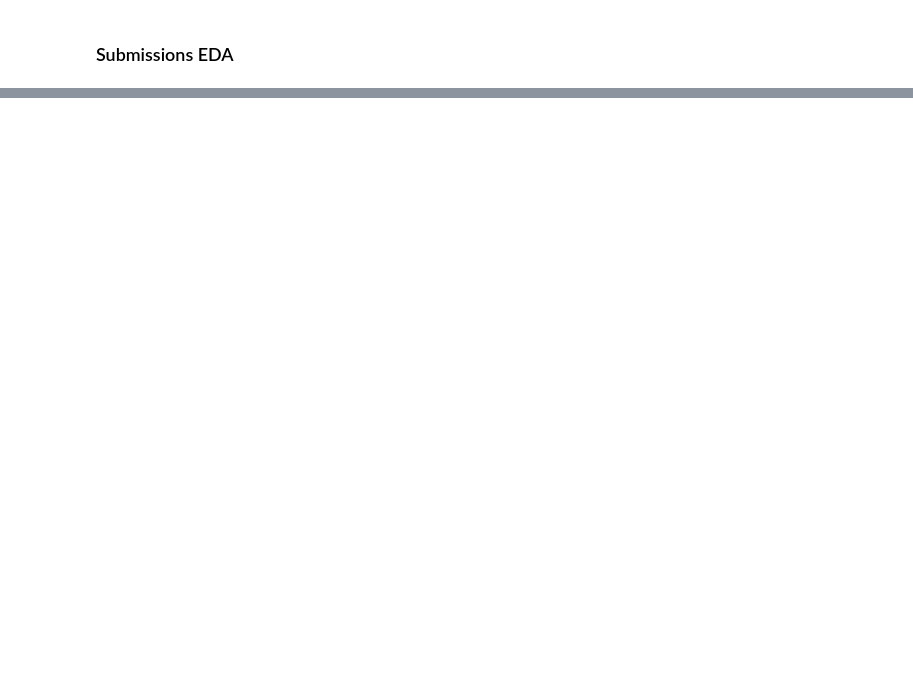
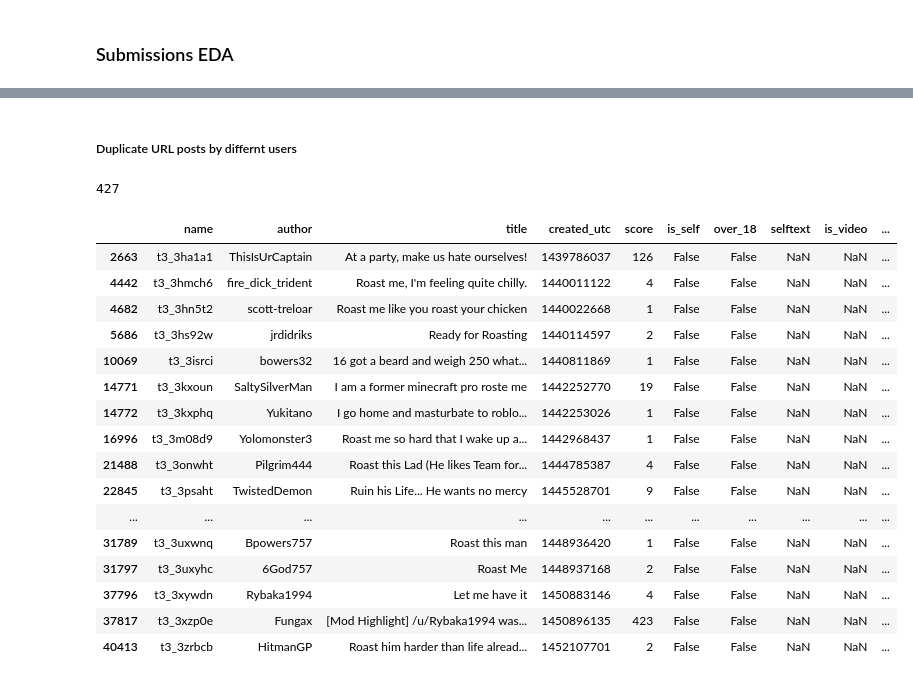
Before and after one commit to TwoRice/roastme_bot, a Jupyter notebook: notebooks/02_EDA.ipynb, the cells around one changed output, grey strips where cells are left out. Saved outputs shown, nothing was run; the diff lists cells and outputs as text; code cells hidden in the pictures; blank space fills up the shorter version.

```diff
--- a/notebooks/02_EDA.ipynb
+++ b/notebooks/02_EDA.ipynb
@@ -256,0 +379,27 @@ Name: count, dtype: int64
+# %% [markdown]
+##### Duplicate URL posts by differnt users
+# %%
+no_deleted = submissions[submissions.author != "[deleted]"]
+dup_url_users = no_deleted.groupby("url").author.nunique().gt(1)
+dup_url_users_result = no_deleted.loc[no_deleted.url.isin(dup_url_users[dup_url_users].index)]
+print(len(dup_url_users_result))
+dup_url_users_result[:20]
+# %% [output]
+427
+|  | name | author | title | created_utc | score | is_self | over_18 | selftext | is_video | ... |
+| 2663 | t3_3ha1a1 | ThisIsUrCaptain | At a party, make us hate ourselves! | 1439786037 | 126 | False | False | NaN | NaN | ... |
+| 4442 | t3_3hmch6 | fire_dick_trident | Roast me, I'm feeling quite chilly. | 1440011122 | 4 | False | False | NaN | NaN | ... |
+| 4682 | t3_3hn5t2 | scott-treloar | Roast me like you roast your chicken | 1440022668 | 1 | False | False | NaN | NaN | ... |
+| 5686 | t3_3hs92w | jrdidriks | Ready for Roasting | 1440114597 | 2 | False | False | NaN | NaN | ... |
+| 10069 | t3_3isrci | bowers32 | 16 got a beard and weigh 250 what... | 1440811869 | 1 | False | False | NaN | NaN | ... |
+| 14771 | t3_3kxoun | SaltySilverMan | I am a former minecraft pro roste me | 1442252770 | 19 | False | False | NaN | NaN | ... |
+| 14772 | t3_3kxphq | Yukitano | I go home and masturbate to roblo... | 1442253026 | 1 | False | False | NaN | NaN | ... |
+| 16996 | t3_3m08d9 | Yolomonster3 | Roast me so hard that I wake up a... | 1442968437 | 1 | False | False | NaN | NaN | ... |
+| 21488 | t3_3onwht | Pilgrim444 | Roast this Lad (He likes Team for... | 1444785387 | 4 | False | False | NaN | NaN | ... |
+| 22845 | t3_3psaht | TwistedDemon | Ruin his Life... He wants no mercy | 1445528701 | 9 | False | False | NaN | NaN | ... |
+| ... | ... | ... | ... | ... | ... | ... | ... | ... | ... | ... |
+| 31789 | t3_3uxwnq | Bpowers757 | Roast this man | 1448936420 | 1 | False | False | NaN | NaN | ... |
+| 31797 | t3_3uxyhc | 6God757 | Roast Me | 1448937168 | 2 | False | False | NaN | NaN | ... |
+| 37796 | t3_3xywdn | Rybaka1994 | Let me have it | 1450883146 | 4 | False | False | NaN | NaN | ... |
+| 37817 | t3_3xzp0e | Fungax | [Mod Highlight] /u/Rybaka1994 was... | 1450896135 | 423 | False | False | NaN | NaN | ... |
+| 40413 | t3_3zrbcb | HitmanGP | Roast him harder than life alread... | 1452107701 | 2 | False | False | NaN | NaN | ... |
```
Also changed, not shown: parts of 31 cells of this notebook.
